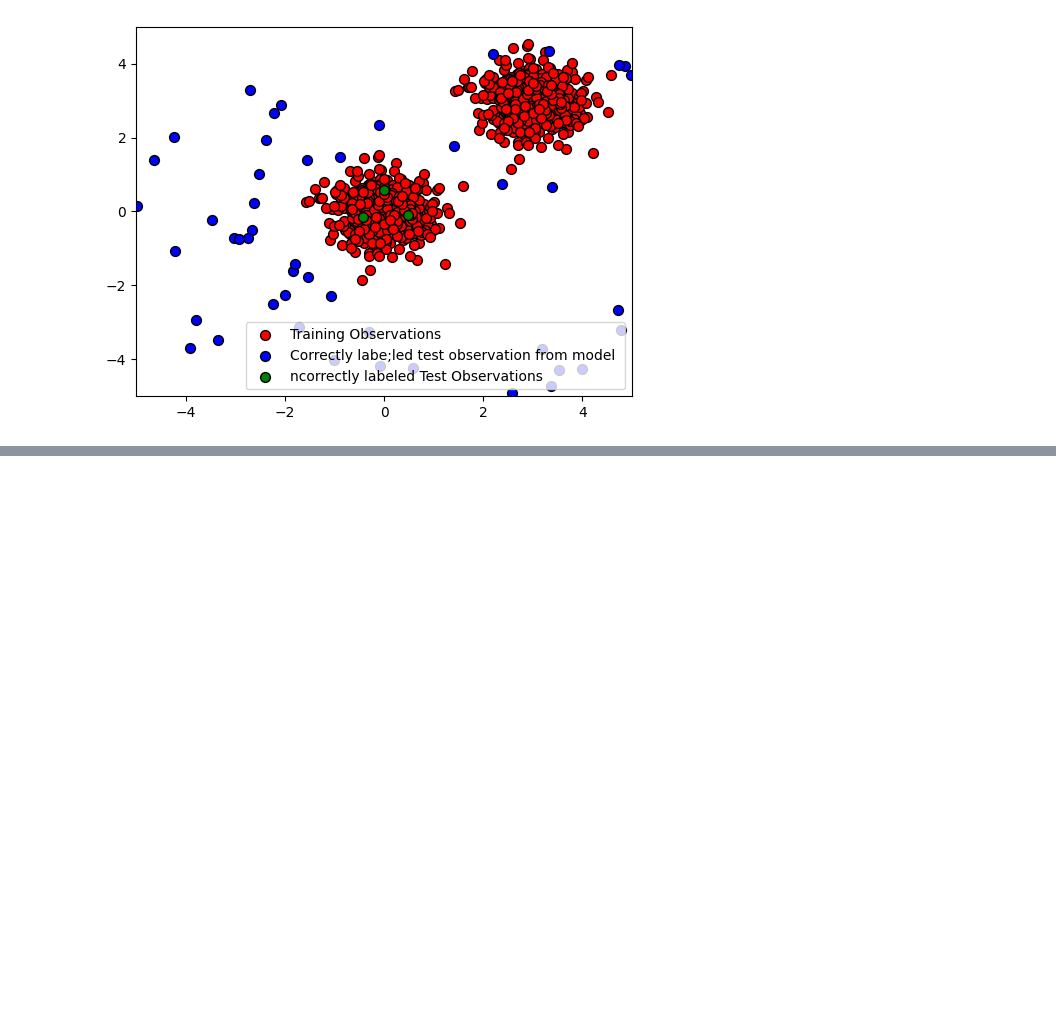
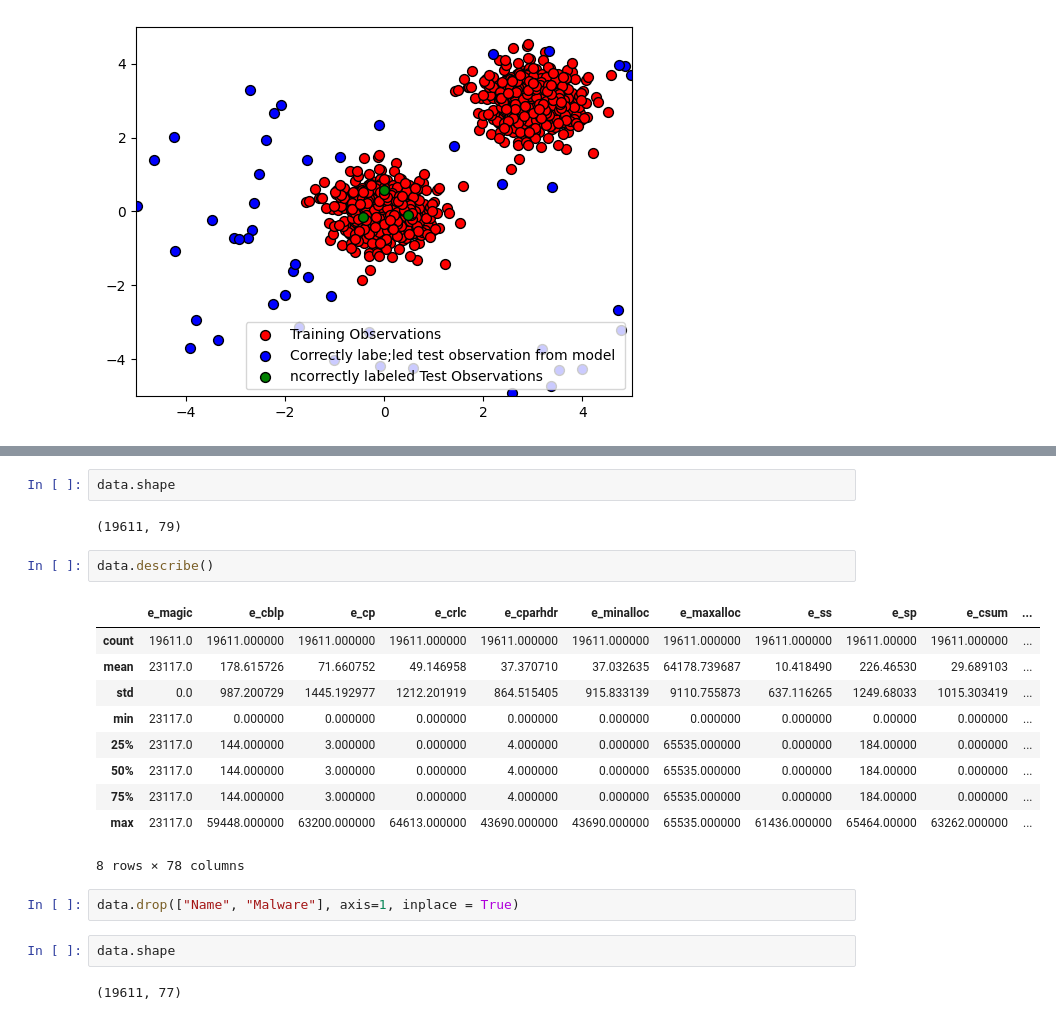
Before and after one commit to rpd3117/Cybersecurity-june24, a Jupyter notebook: Cybersecurity_june2024.ipynb, the cells around one changed output, grey strips where cells are left out. Saved outputs shown, nothing was run; the diff lists cells and outputs as text; blank space fills up the shorter version.

```diff
--- a/Cybersecurity_june2024.ipynb
+++ b/Cybersecurity_june2024.ipynb
@@ -159,0 +234,23 @@ plt.show()
+# %%
+data.shape
+# %% [output]
+(19611, 79)
+# %%
+data.describe()
+# %% [output]
+|  | e_magic | e_cblp | e_cp | e_crlc | e_cparhdr | e_minalloc | e_maxalloc | e_ss | e_sp | e_csum | ... |
+| count | 19611.0 | 19611.000000 | 19611.000000 | 19611.000000 | 19611.000000 | 19611.000000 | 19611.000000 | 19611.000000 | 19611.00000 | 19611.000000 | ... |
+| mean | 23117.0 | 178.615726 | 71.660752 | 49.146958 | 37.370710 | 37.032635 | 64178.739687 | 10.418490 | 226.46530 | 29.689103 | ... |
+| std | 0.0 | 987.200729 | 1445.192977 | 1212.201919 | 864.515405 | 915.833139 | 9110.755873 | 637.116265 | 1249.68033 | 1015.303419 | ... |
+| min | 23117.0 | 0.000000 | 0.000000 | 0.000000 | 0.000000 | 0.000000 | 0.000000 | 0.000000 | 0.00000 | 0.000000 | ... |
+| 25% | 23117.0 | 144.000000 | 3.000000 | 0.000000 | 4.000000 | 0.000000 | 65535.000000 | 0.000000 | 184.00000 | 0.000000 | ... |
+| 50% | 23117.0 | 144.000000 | 3.000000 | 0.000000 | 4.000000 | 0.000000 | 65535.000000 | 0.000000 | 184.00000 | 0.000000 | ... |
+| 75% | 23117.0 | 144.000000 | 3.000000 | 0.000000 | 4.000000 | 0.000000 | 65535.000000 | 0.000000 | 184.00000 | 0.000000 | ... |
+| max | 23117.0 | 59448.000000 | 63200.000000 | 64613.000000 | 43690.000000 | 43690.000000 | 65535.000000 | 61436.000000 | 65464.00000 | 63262.000000 | ... |
+8 rows × 78 columns
+# %%
+data.drop(["Name", "Malware"], axis=1, inplace = True)
+# %%
+data.shape
+# %% [output]
+(19611, 77)
```
Also changed, not shown: parts of 5 cells of this notebook.
